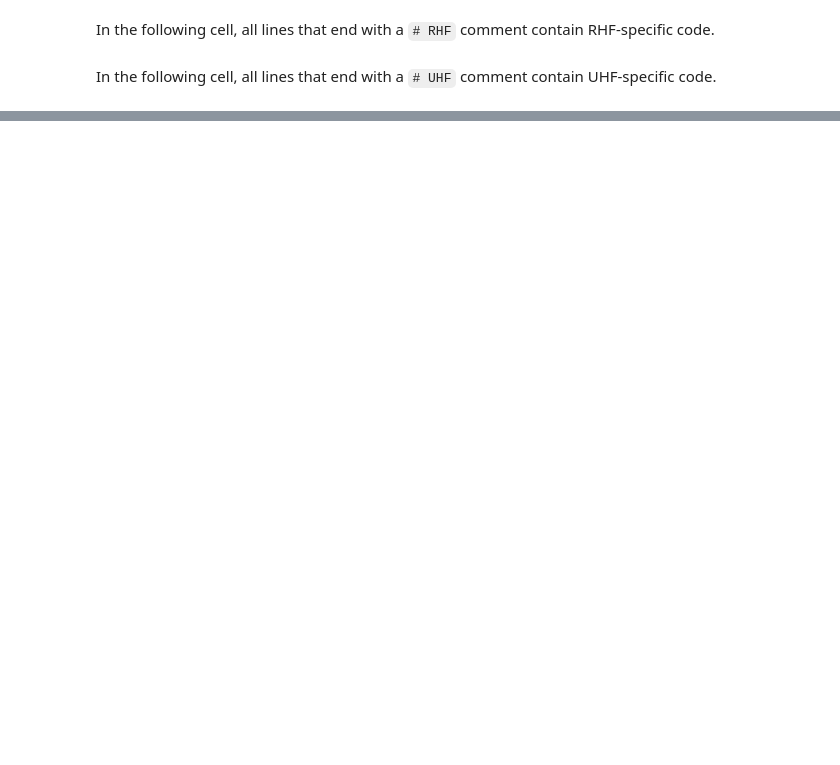
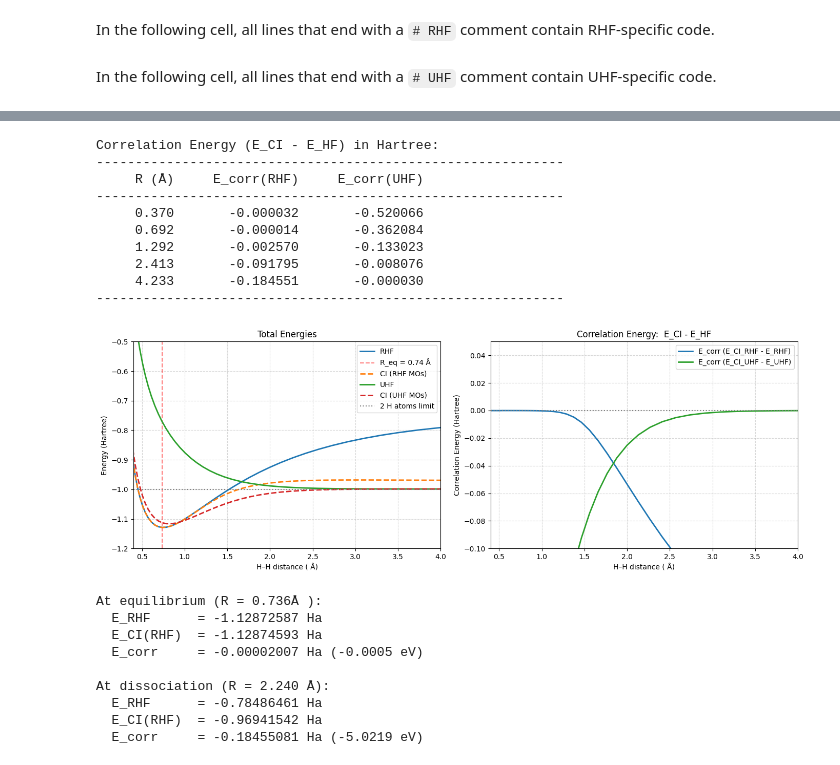
Before and after one commit to gvansan/Computational-Physics-Project-Exam-2026, a Jupyter notebook: Configuration_interaction_hydrogen.ipynb, the cells around one changed output, grey strips where cells are left out. Saved outputs shown, nothing was run; the diff lists cells and outputs as text; code cells hidden in the pictures; blank space fills up the shorter version.

```diff
--- a/Configuration_interaction_hydrogen.ipynb
+++ b/Configuration_interaction_hydrogen.ipynb
@@ -254,32 +282,0 @@ RHF total energy at this R (Ha): -1.128725866240242
-# %%
-E_rhf = []
-E_ci  = []
-
-for R, data in zip(dists, datas, strict=False):
-    # RHF total energy was stored as energy_rhf (already includes nuclear repulsion)
-    E_rhf.append(data["energy_rhf"])
-
-    # CI (3×3 singlet block)
-    h, g = ao_to_mo_2orb(data)
-    H = ci_block_singlet_2orb(h, g)
-    eigvals, _ = np.linalg.eigh(H)
-    E_ci.append(eigvals[0] + 1.0 / R)  # add nuclear repulsion
-
-E_rhf = np.array(E_rhf)
-E_ci  = np.array(E_ci)
-
-# --- Plot ---
-
-plt.figure(figsize=(10,5))
-plt.xlim(dists[0], dists[-1])
-plt.hlines(-1.0, dists[0], dists[-1], colors="k", linestyles="--", lw=1, label="Exact dissoc. limit")
-plt.plot(dists, E_rhf, label="RHF", lw=2)
-plt.plot(dists, E_ci,  label="CI (σg/σu singlet)", lw=2)
-plt.xlabel("H–H distance (Å)")
-plt.ylabel("Energy (Hartree)")
-plt.title("H₂: RHF vs CI (2-orbital singlet block)")
-plt.legend()
-plt.grid(True, ls="--", alpha=0.5)
-plt.tight_layout()
-plt.savefig("rhf_vs_ci.png", dpi=200)
-plt.show()
@@ -345,0 +319,6 @@ Experimental H₂:
+# %%
+keq = np.argmin([d["energy_rhf"] for d in datas])
+# Get equilibrium distance
+r_eq_bohr = dists[keq]
+r_eq_ang = r_eq_bohr * BOHR_TO_ANGSTROM
+min_energy = datas[keq]["energy_rhf"]
@@ -345,0 +421,23 @@ Experimental H₂:
+# %%
+result = compute_and_plot_correlation_energy(dists, datas)
+# %% [output]
+Correlation Energy (E_CI - E_HF) in Hartree:
+------------------------------------------------------------
+     R (Å)     E_corr(RHF)     E_corr(UHF)
+------------------------------------------------------------
+     0.370       -0.000032       -0.520066
+     0.692       -0.000014       -0.362084
+     1.292       -0.002570       -0.133023
+     2.413       -0.091795       -0.008076
+     4.233       -0.184551       -0.000030
+------------------------------------------------------------
+[figure, added]
+At equilibrium (R = 0.736Å ):
+  E_RHF      = -1.12872587 Ha
+  E_CI(RHF)  = -1.12874593 Ha
+  E_corr     = -0.00002007 Ha (-0.0005 eV)
+
+At dissociation (R = 2.240 Å):
+  E_RHF      = -0.78486461 Ha
+  E_CI(RHF)  = -0.96941542 Ha
+  E_corr     = -0.18455081 Ha (-5.0219 eV)
```
Also changed, not shown: parts of 22 cells of this notebook.
